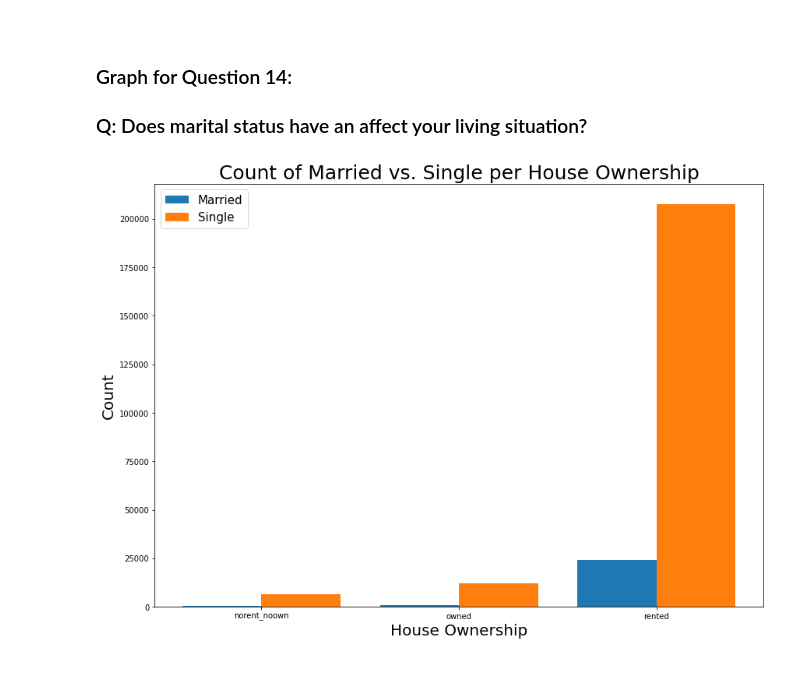
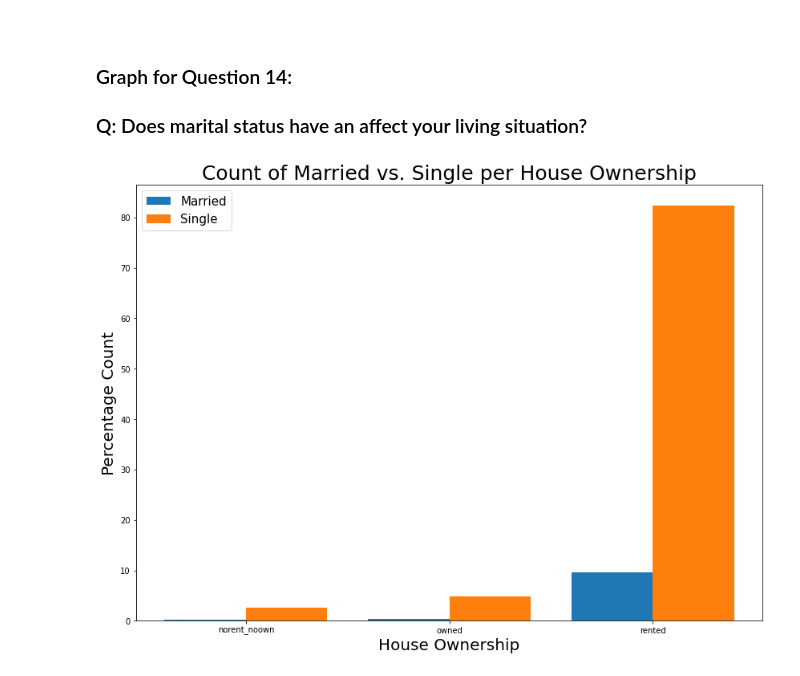
Before and after one commit to spa542/DSCI470, a Jupyter notebook: Project_1_Loan_Prediction_Dataset/Project_1_Graph_Analysis.ipynb, the cells around one changed output. Cells and saved outputs as stored; diff of their text form; code cells hidden in the pictures.

Commit message:
Added small change to graph

```diff
--- a/Project_1_Loan_Prediction_Dataset/Project_1_Graph_Analysis.ipynb
+++ b/Project_1_Loan_Prediction_Dataset/Project_1_Graph_Analysis.ipynb
@@ -208,24 +208,24 @@ plt.show()
 # %%
 sub_data_lp = lp_dataframe[['Married/Single', 'House_Ownership']]
 grouped_married = sub_data_lp.loc[sub_data_lp['Married/Single'] == 'married'].groupby(by='House_Ownership').count()
 grouped_married = grouped_married.reset_index()
 grouped_not_married = sub_data_lp.loc[sub_data_lp['Married/Single'] == 'single'].groupby(by='House_Ownership').count()
 grouped_not_married = grouped_not_married.reset_index()
 
 x_axis1 = grouped_married['House_Ownership']
-y_axis1 = grouped_married['Married/Single']
+y_axis1 = grouped_married['Married/Single'] / lp_dataframe.shape[0] * 100
 x_axis2 = grouped_not_married['House_Ownership']
-y_axis2 = grouped_not_married['Married/Single']
+y_axis2 = grouped_not_married['Married/Single'] / lp_dataframe.shape[0] * 100
 
 plt.figure(figsize=(14,10))
 plt.bar(x_axis1, y_axis1, width=0.4)
 plt.bar(np.arange(0, 3, 1.0) + 0.4, y_axis2, width=0.4)
 plt.xticks(np.arange(0, 3, 1.0) + 0.4 / 2, ['norent_noown', 'owned', 'rented'])
 
 plt.title('Count of Married vs. Single per House Ownership', fontsize=25)
 plt.xlabel('House Ownership', fontsize=20)
-plt.ylabel('Count', fontsize=20)
+plt.ylabel('Percentage Count', fontsize=20)
 plt.legend(['Married', 'Single'], fontsize=15)
 plt.show()
 # %% [output]
-[figure, old version]
+[figure, new version]
```
